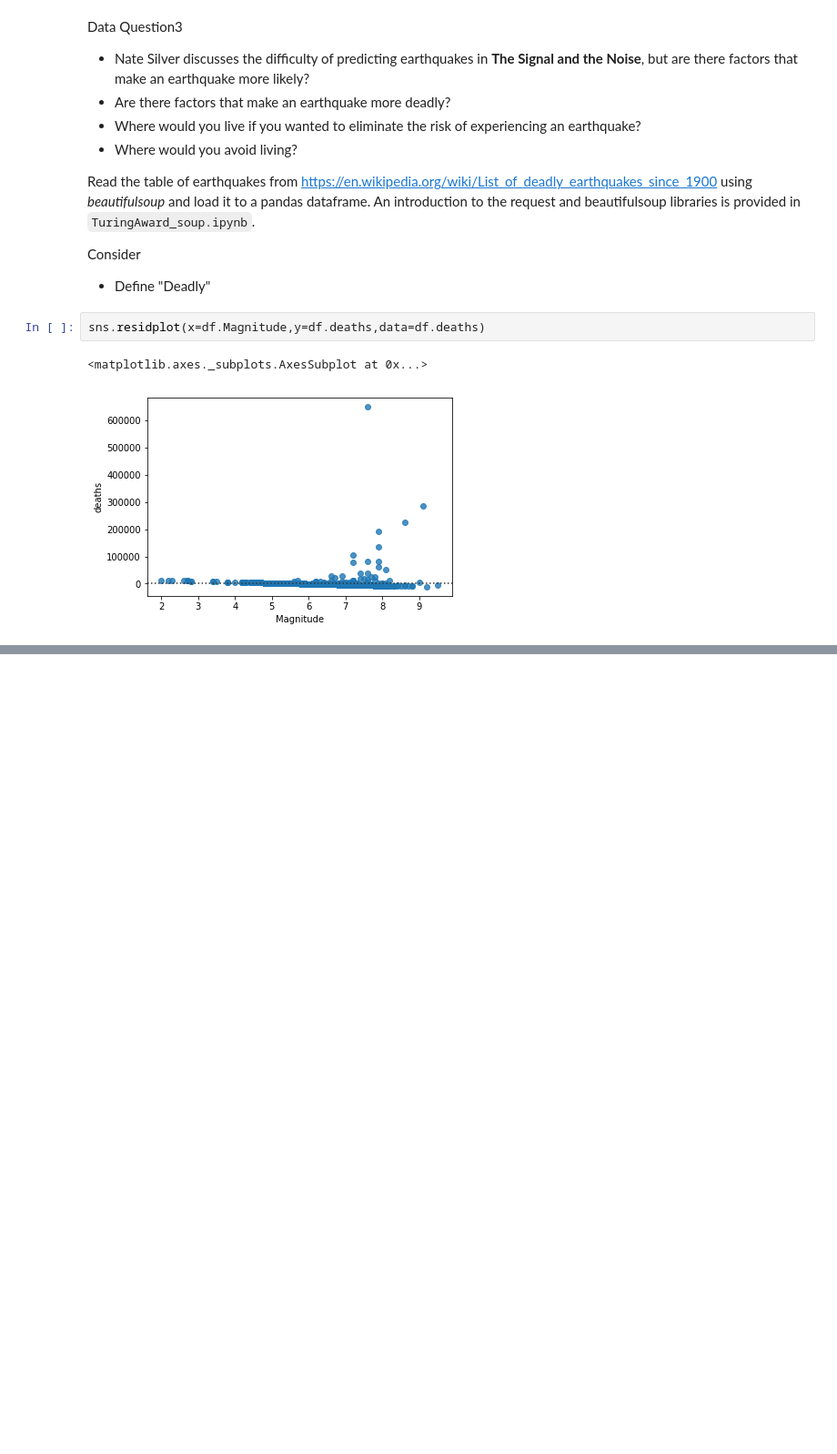
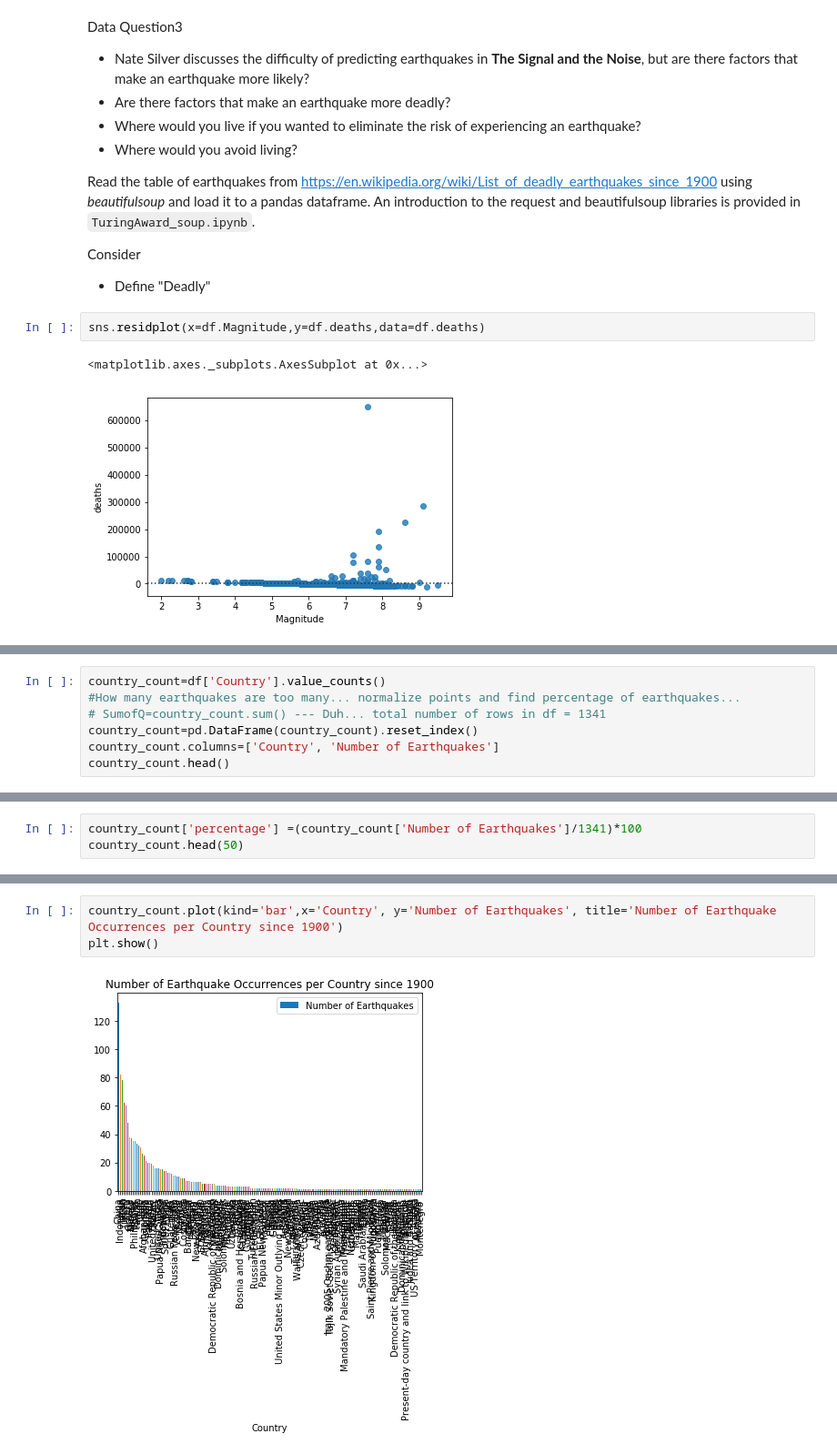
Before and after one commit to Cjcarlevato/data-question-3-earthquakes-the-dream-crushers, a Jupyter notebook: EarthquakeUWN.ipynb, the cells around one changed output, grey strips where cells are left out. Shown at 91% size. Saved outputs shown, nothing was run; the diff lists cells and outputs as text; blank space fills up the shorter version.

```diff
--- a/EarthquakeUWN.ipynb
+++ b/EarthquakeUWN.ipynb
@@ -443,0 +502,7 @@ NameError: name 'Country' is not defined
+# %%
+country_count=df['Country'].value_counts()
+#How many earthquakes are too many... normalize points and find percentage of earthquakes...
+# SumofQ=country_count.sum() --- Duh... total number of rows in df = 1341
+country_count=pd.DataFrame(country_count).reset_index()
+country_count.columns=['Country', 'Number of Earthquakes']
+country_count.head()
@@ -443,0 +516,3 @@ NameError: name 'Country' is not defined
+# %%
+country_count['percentage'] =(country_count['Number of Earthquakes']/1341)*100
+country_count.head(50)
@@ -443,0 +537,5 @@ NameError: name 'Country' is not defined
+# %%
+country_count.plot(kind='bar',x='Country', y='Number of Earthquakes', title='Number of Earthquake Occurrences per Country since 1900')
+plt.show()
+# %% [output]
+[figure, added]
```
Also changed, not shown: parts of 22 cells of this notebook.
